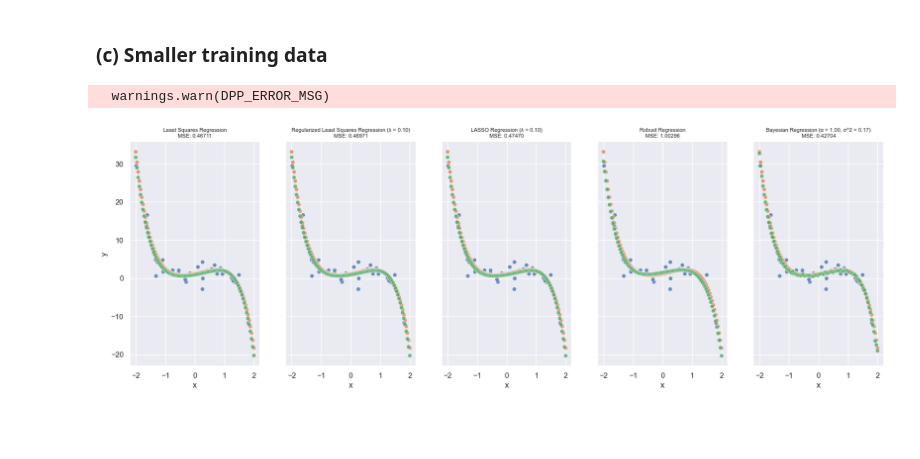
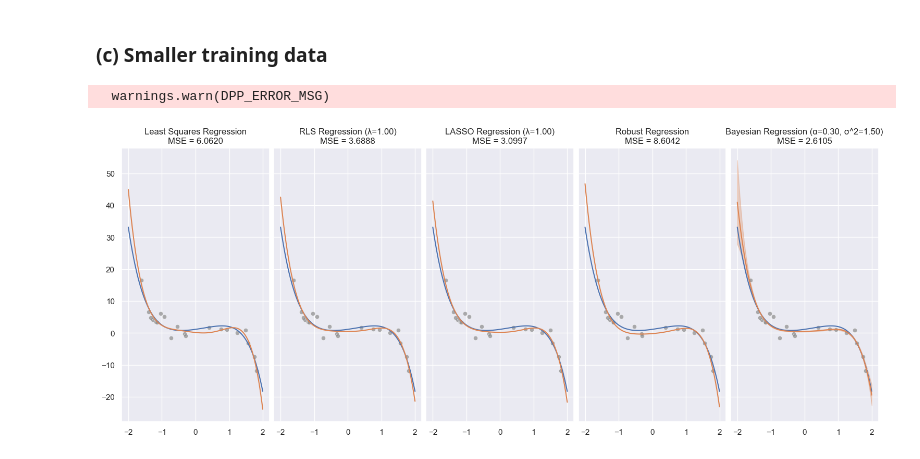
Before and after one commit to haitrungle/cs5487-pa-1, a Jupyter notebook: main.ipynb, the cells around one changed output. Saved outputs shown, nothing was run; the diff lists cells and outputs as text; code cells hidden in the pictures; blank space fills up the shorter version.

```diff
--- a/main.ipynb
+++ b/main.ipynb
@@ -107,7 +99,7 @@ class RLS(Regression):
     Here, λ is a hyperparameter. The prediction for input x* is then f* = ϕ(x*)^T θ^.
     """
     def __init__(self, l=None):
-        self.title = f"Regularized Least Squares Regression (λ = {l:.2f})"
+        self.title = f"RLS Regression (λ={l:.2f})"
         self.l = l
 
     def fit(self, X, y):
@@ -119,7 +111,7 @@ class RLS(Regression):
 
     def predict(self, X):
         Phi = np.apply_along_axis(self.phi, 0, np.atleast_2d(X))
-        return Phi.T @ self.theta_hat
+        return (Phi.T @ self.theta_hat, None)
 # %%
 class LASSO(Regression):
     """LASSO Regression
@@ -136,7 +128,7 @@ class LASSO(Regression):
     """
 
     def __init__(self, l=None):
-        self.title = f"LASSO Regression (λ = {l:.2f})"
+        self.title = f"LASSO Regression (λ={l:.2f})"
         self.l = l
 
     def fit(self, X, y):
@@ -163,7 +155,7 @@ class LASSO(Regression):
 
     def predict(self, X):
         Phi = np.apply_along_axis(self.phi, 0, np.atleast_2d(X))
-        return Phi.T @ self.theta_hat
+        return (Phi.T @ self.theta_hat, None)
 # %%
 class RR(Regression):
     """Robust Regression
@@ -200,7 +192,7 @@ class RR(Regression):
 
     def predict(self, X):
         Phi = np.apply_along_axis(self.phi, 0, np.atleast_2d(X))
-        return Phi.T @ self.theta_hat
+        return (Phi.T @ self.theta_hat, None)
 # %%
 class BR(Regression):
     """Bayesian Regression
@@ -223,7 +215,7 @@ class BR(Regression):
     """
 
     def __init__(self, alpha=None, sigma_2=None):
-        self.title = f"Bayesian Regression (α = {alpha:.2f}, σ^2 = {sigma_2:.2f})"
+        self.title = f"Bayesian Regression (α={alpha:.2f}, σ^2={sigma_2:.2f})"
         self.alpha = alpha
         self.sigma_2 = sigma_2
 
@@ -238,10 +230,8 @@ class BR(Regression):
 
     def predict(self, X):
         Phi = np.apply_along_axis(self.phi, 0, np.atleast_2d(X))
-        mu_hat = Phi.T @ self.mu_hat_theta
-        # assuming the novel inputs are independent
-        sigma_2_hat = np.diag(np.diag((Phi.T @ self.Sigma_hat_theta @ Phi)))
-        rng = np.random.default_rng(seed=30)
-        return stats.multivariate_normal.rvs(mean=mu_hat, cov=sigma_2_hat, random_state=rng)
+        mu_hat = (Phi.T @ self.mu_hat_theta).reshape((-1,))
+        sigma_2_hat = np.diag(Phi.T @ self.Sigma_hat_theta @ Phi)
+        return (mu_hat, sigma_2_hat)
 # %% [markdown]
 ### (b) Fit, predict, and plot
@@ -323,55 +286,38 @@ Mean squared error: 0.3657160050013992
 # %% [markdown]
 ### (c) Smaller training data
 # %%
-def fit_predict_plot_reduced_data(models, training_size=1, seed=12):
-    poly_5 = lambda x: x[0]**np.arange(6)
-
+def fit_predict_plot_reduced_data(models, phi=poly_5, training_size=1, seed=12):
     n = y_sample.size
     rng = np.random.default_rng(seed)
     rand_idx = rng.permutation(n)[:math.ceil(n * training_size)]
     X_sample_subset = X_sample[:, rand_idx]
     y_sample_subset = y_sample[rand_idx]
 
-    fig, axes = plt.subplots(1, len(models), sharey=True, figsize=(len(models) * 4, 6))
+    fig, axs = plt.subplots(1, len(models), sharey=True, figsize=(len(models) * 3, 6), constrained_layout=True)
 
-    for i, model in enumerate(models):
-        model.phi = poly_5
+    for model, ax in zip(models, axs):
+        model.phi = phi
         result = model.fit(X_sample_subset, y_sample_subset)
-        y_poly_predict = model.predict(X_poly)
+        y_poly_predict, std = model.predict(X_poly)
         mse = np.square(y_poly - y_poly_predict).mean()
 
-        df = pd.DataFrame({
-            'x': X_sample_subset.reshape((-1,)),
-            'y': y_sample_subset,
-            'type': ['sample' for _ in range(y_sample_subset.size)],
-        })
-        df_poly = pd.DataFrame({
-            'x': X_poly.reshape((-1,)),
-            'y': y_poly,
-            'type': ['poly' for _ in range(y_poly.size)],
-        })
-        df_poly_predict = pd.DataFrame({
-            'x': X_poly.reshape((-1,)),
-            'y': y_poly_predict,
-            'type': ['poly_predict' for _ in range(y_poly_predict.size)],
-        })
-        df = pd.concat([df, df_poly, df_poly_predict], axis=0)
+        X_poly_1d = X_poly.reshape((-1,))
+        colors = sns.color_palette()
 
-        sns.scatterplot(
-            data=df,
-            x="x",
-            y="y",
-            hue="type",
-            legend=False,
-            alpha=0.8,
-            ax=axes[i],
-        ).set_title(f"{model.title}\nMSE: {mse:.5f}", fontsize=8)
+        # test dataset
+        sns.lineplot(x=X_poly_1d, y=y_poly, color=colors[0], ax=ax)
+        sns.lineplot(x=X_poly_1d, y=y_poly_predict, color=colors[1], ax=ax)
+        if std is not None:
+            ax.fill_between(X_poly_1d, y_poly_predict - std, y_poly_predict + std, color=colors[1], alpha=0.3)
 
-    fig.show()
+        # sample dataset
+        sns.scatterplot(x=X_sample_subset.reshape((-1,)), y=y_sample_subset, alpha=0.7, color=colors[7], ax=ax)
 
-models = [LS(), RLS(l=0.1), LASSO(l=0.1), RR(), BR(alpha=1, sigma_2=0.17)]
-fit_predict_plot_reduced_data(models, training_size=0.7, seed=90)
+        ax.set_title(f"{model.title}\nMSE = {mse:.4f}")
+
+models_1c = [LS(), RLS(l=1), LASSO(l=1), RR(), BR(alpha=0.3, sigma_2=1.5)]
+fit_predict_plot_reduced_data(models_1c, training_size=0.4, seed=12)
 # %% [output]
   warnings.warn(DPP_ERROR_MSG)
-[figure, old version]
+[figure, new version]
 # %%
```
Also changed, not shown: parts of 25 cells of this notebook.
